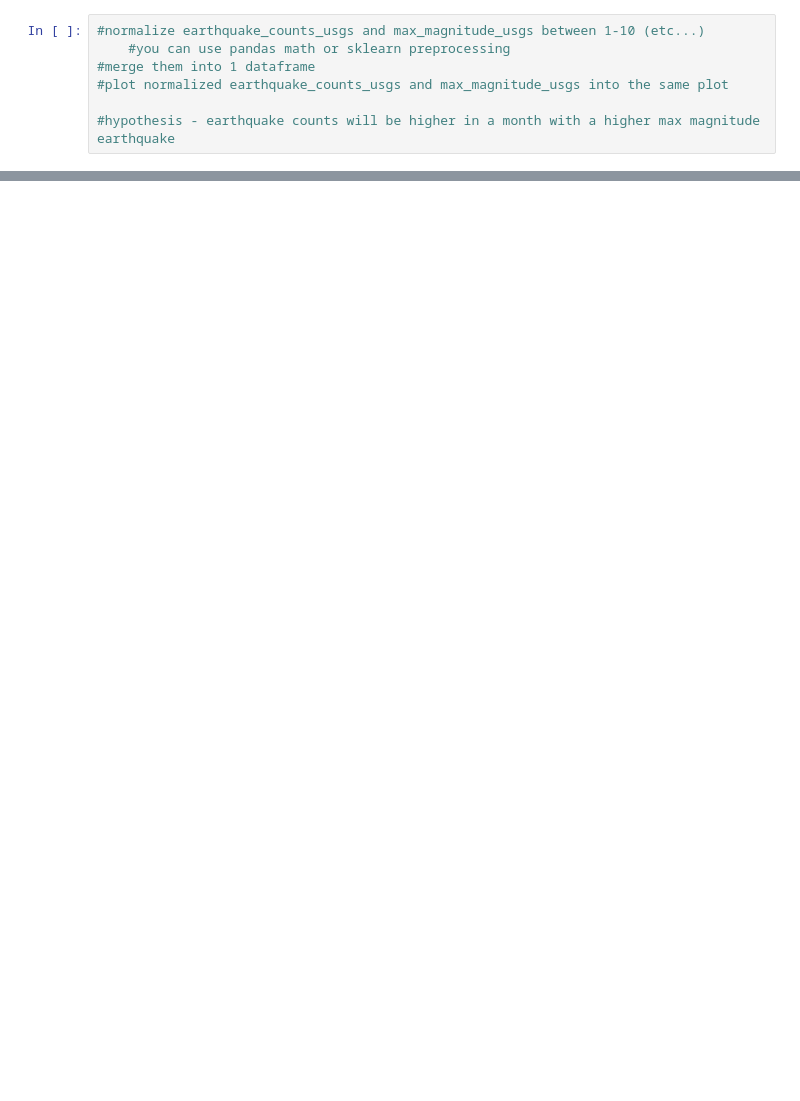
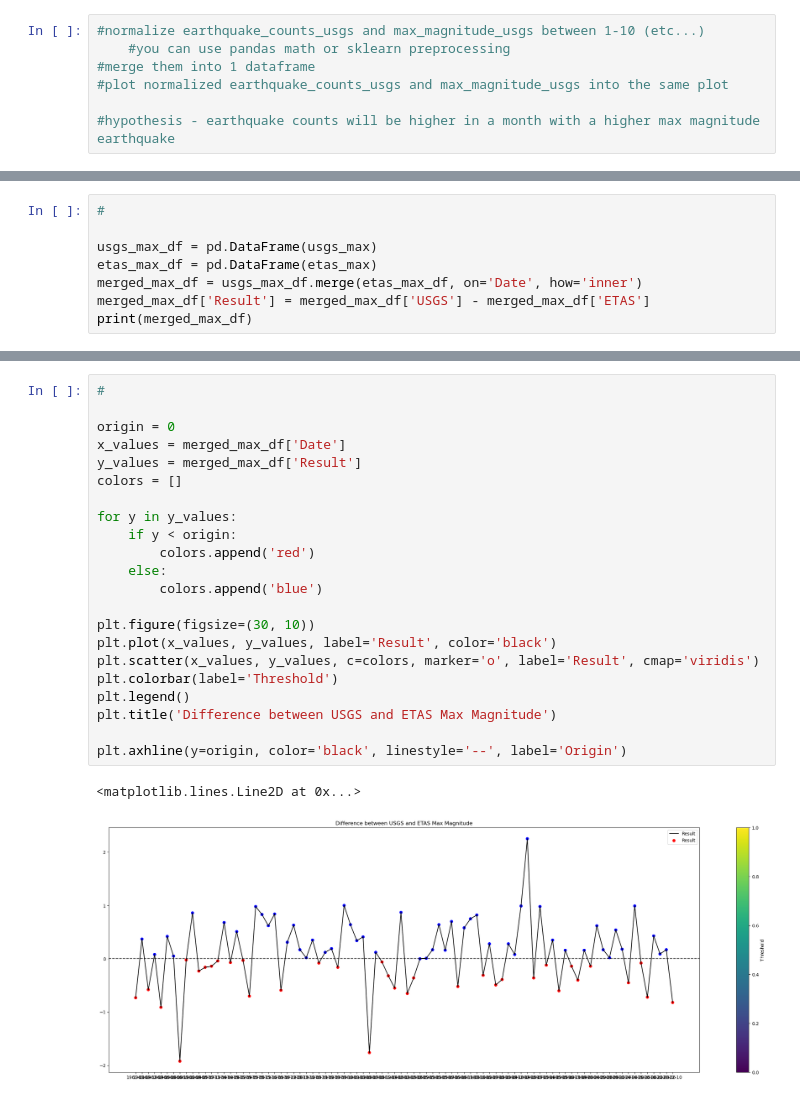
Before and after one commit to TheV123/EarthquakeHistoricalDataAnalysis, a Jupyter notebook: historical_data_analysis.ipynb, the cells around one changed output, grey strips where cells are left out. Cells and saved outputs as stored; diff of their text form; blank space fills up the shorter version.

```diff
--- a/historical_data_analysis.ipynb
+++ b/historical_data_analysis.ipynb
@@ -530,0 +575,8 @@ Text(0.5, 1.0, 'ETAS vs USGS Number of Eathquakes')
+# %%
+#
+
+usgs_max_df = pd.DataFrame(usgs_max)
+etas_max_df = pd.DataFrame(etas_max)
+merged_max_df = usgs_max_df.merge(etas_max_df, on='Date', how='inner')
+merged_max_df['Result'] = merged_max_df['USGS'] - merged_max_df['ETAS']
+print(merged_max_df)
@@ -530,0 +598,25 @@ Text(0.5, 1.0, 'ETAS vs USGS Number of Eathquakes')
+# %%
+#
+
+origin = 0
+x_values = merged_max_df['Date']
+y_values = merged_max_df['Result']
+colors = []
+
+for y in y_values:
+    if y < origin:
+        colors.append('red')
+    else:
+        colors.append('blue')
+
+plt.figure(figsize=(30, 10))
+plt.plot(x_values, y_values, label='Result', color='black')
+plt.scatter(x_values, y_values, c=colors, marker='o', label='Result', cmap='viridis')
+plt.colorbar(label='Threshold')
+plt.legend()
+plt.title('Difference between USGS and ETAS Max Magnitude')
+
+plt.axhline(y=origin, color='black', linestyle='--', label='Origin')
+# %% [output]
+<matplotlib.lines.Line2D at 0x...>
+[figure, added]
```
Also changed, not shown: parts of 5 cells of this notebook.
